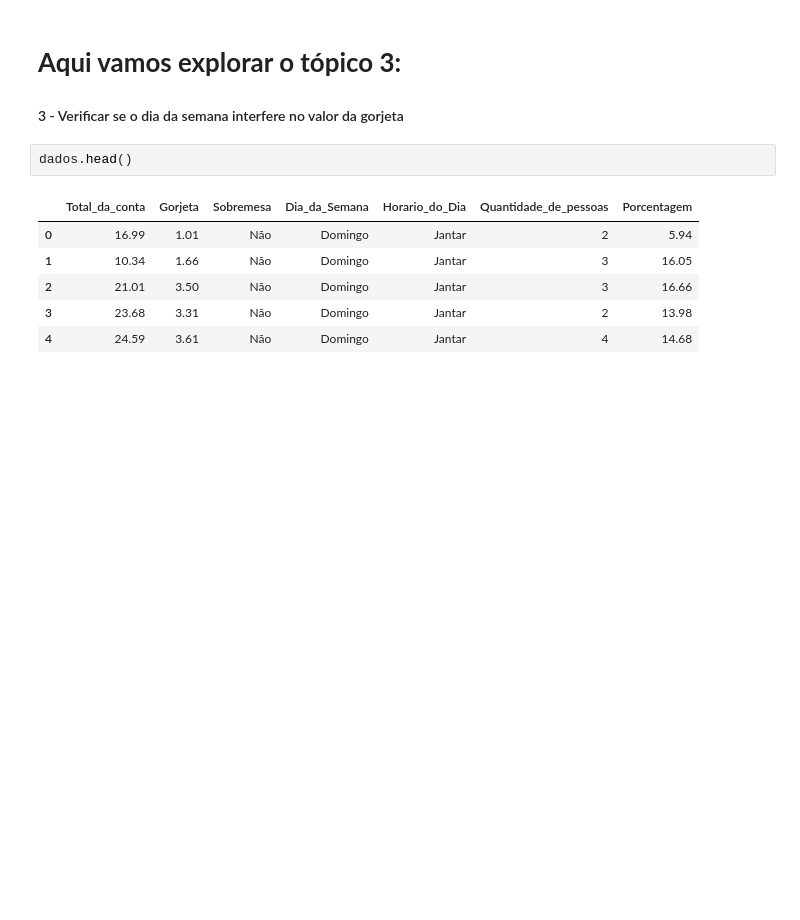
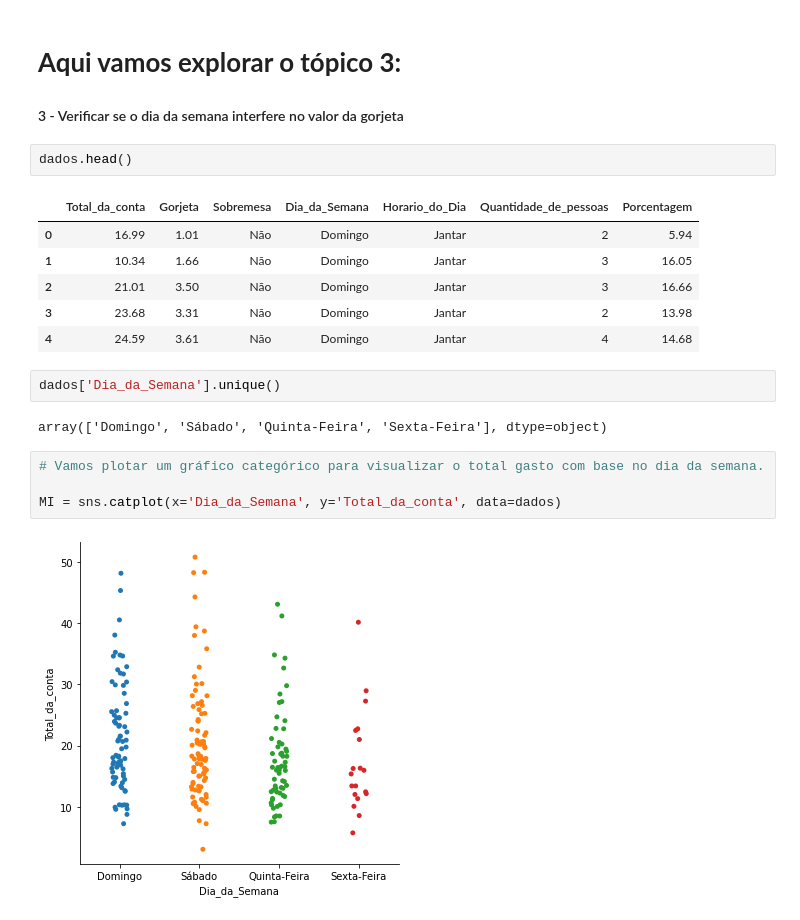
Before and after one commit to Olivierah/Data_Visualization, a Jupyter notebook: Seaborn_package_1.ipynb, the cells around one changed output. Saved outputs shown, nothing was run; the diff lists cells and outputs as text; blank space fills up the shorter version.

```diff
--- a/Seaborn_package_1.ipynb
+++ b/Seaborn_package_1.ipynb
@@ -373,3 +373,13 @@ dados.head()
 | 2 | 21.01 | 3.50 | Não | Domingo | Jantar | 3 | 16.66 |
 | 3 | 23.68 | 3.31 | Não | Domingo | Jantar | 2 | 13.98 |
 | 4 | 24.59 | 3.61 | Não | Domingo | Jantar | 4 | 14.68 |
+# %%
+dados['Dia_da_Semana'].unique()
+# %% [output]
+array(['Domingo', 'Sábado', 'Quinta-Feira', 'Sexta-Feira'], dtype=object)
+# %%
+# Vamos plotar um gráfico categórico para visualizar o total gasto com base no dia da semana.
+
+MI = sns.catplot(x='Dia_da_Semana', y='Total_da_conta', data=dados)
+# %% [output]
+[figure, added]
```
Also changed, not shown: parts of 3 cells of this notebook.
